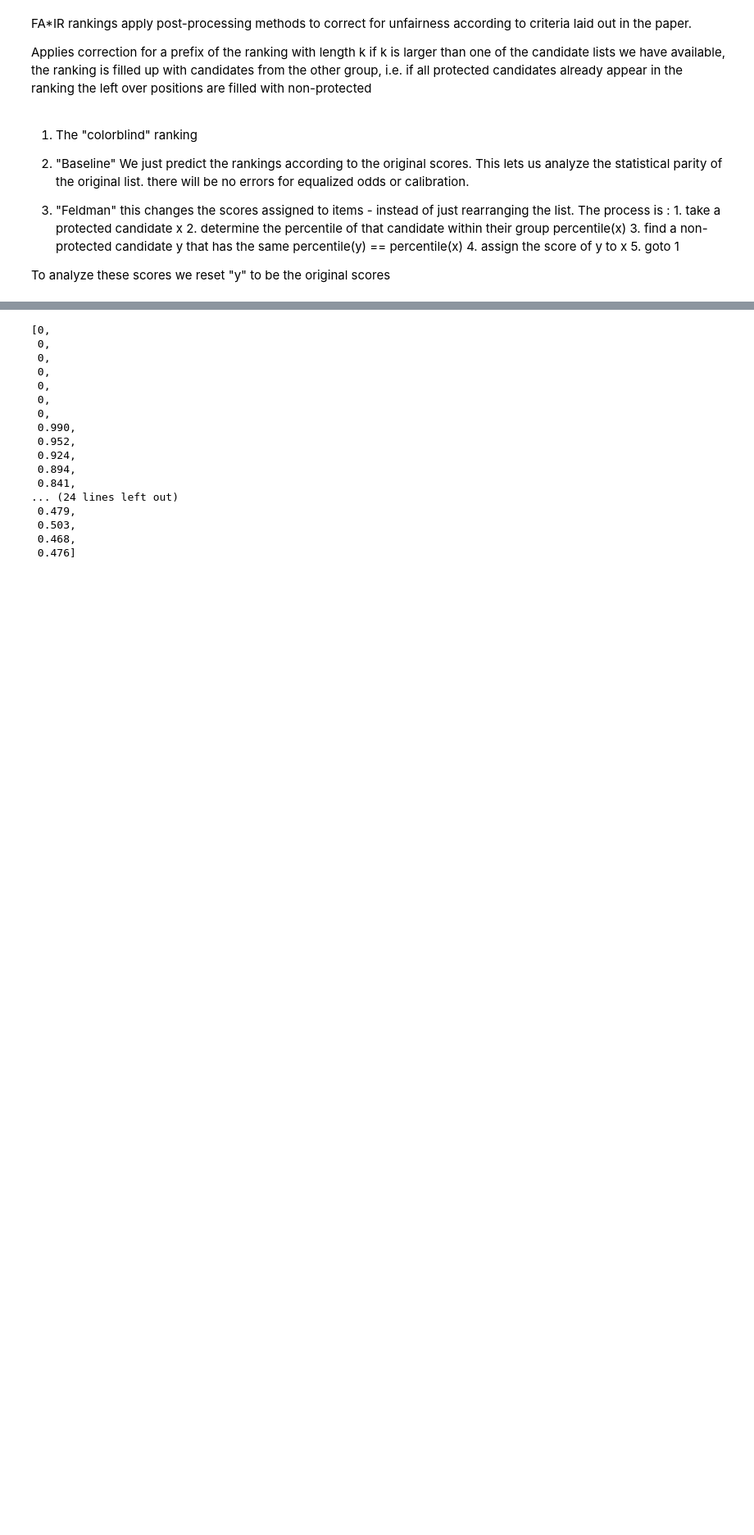
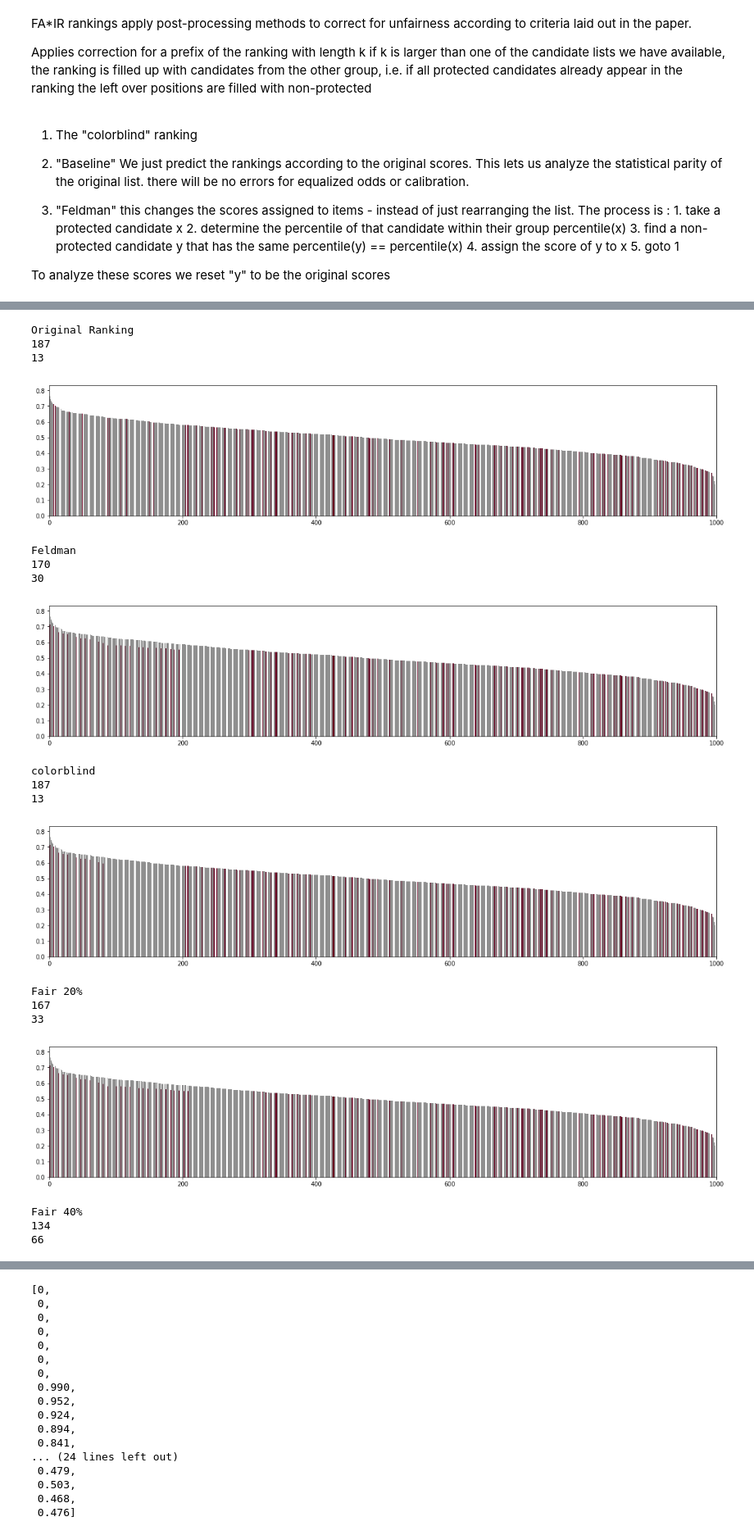
Before and after one commit to caitlinkuhlman/fair_ranking, a Jupyter notebook: diagnostics_FA_IR_datasets.ipynb, the cells around one changed output, grey strips where cells are left out. Shown at 82% size. Cells and saved outputs as stored; diff of their text form; code cells hidden in the pictures; blank space fills up the shorter version.

```diff
--- a/diagnostics_FA_IR_datasets.ipynb
+++ b/diagnostics_FA_IR_datasets.ipynb
@@ -285,0 +206,60 @@ def plotFA_IRRanks(dict, w=100, s=10):
+# %%
+def append_all(feld):
+    g_all = pd.read_pickle('data/processed/fa_ir_german_credit/GermanCreditAge25ColorblindRanking.pickle')
+    g_all = g_all.sort_values('y', ascending=False)[['y','g']]
+    g_all['y_pred'] = g_all['y']
+    # print(g_all)
+    n0 = len(feld[feld['g']==0])
+    n1 = len(feld[feld['g']==1])
+    print(n0)
+    print(n1)
+    g0 = g_all[g_all['g'] == 0].reindex()
+    g1 = g_all[g_all['g']==1].reindex()
+    g0.drop(g0.index[range(n0)], inplace=True)
+    g1.drop(g1.index[range(n1)], inplace=True)
+    feld_all = feld.append([g0, g1])
+    return feld_all.sort_values('y')
+# %%
+def plot_rank(data):
+    df = data.copy()
+    df.sort_values('y_pred', ascending=False, inplace=True)
+    cmap = plt.cm.RdGy
+    plt.rcParams['figure.figsize'] = (20, 4)
+    df['g'] = 1 - df['g']
+    df['g'] *=200
+#     print(df)
+    fig, ax = plt.subplots()
+    ax.bar(range(len(df)), df['y'], 0.75, color=cmap((df['g'])))
+    ax.set_xlim([0,len(df)])
+    plt.show()
+# %%
+print("Original Ranking")
+plot_rank(append_all(base))
+print("Feldman")
+plot_rank(append_all(feld))
+print("colorblind")
+plot_rank(append_all(cb))
+print("Fair 20%")
+plot_rank(append_all(f2))
+print("Fair 40%")
+plot_rank(append_all(f4))
+# %% [output]
+Original Ranking
+187
+13
+[figure, added]
+Feldman
+170
+30
+[figure, added]
+colorblind
+187
+13
+[figure, added]
+Fair 20%
+167
+33
+[figure, added]
+Fair 40%
+134
+66
```
Also changed, not shown: parts of 28 cells of this notebook, 2 other files.
